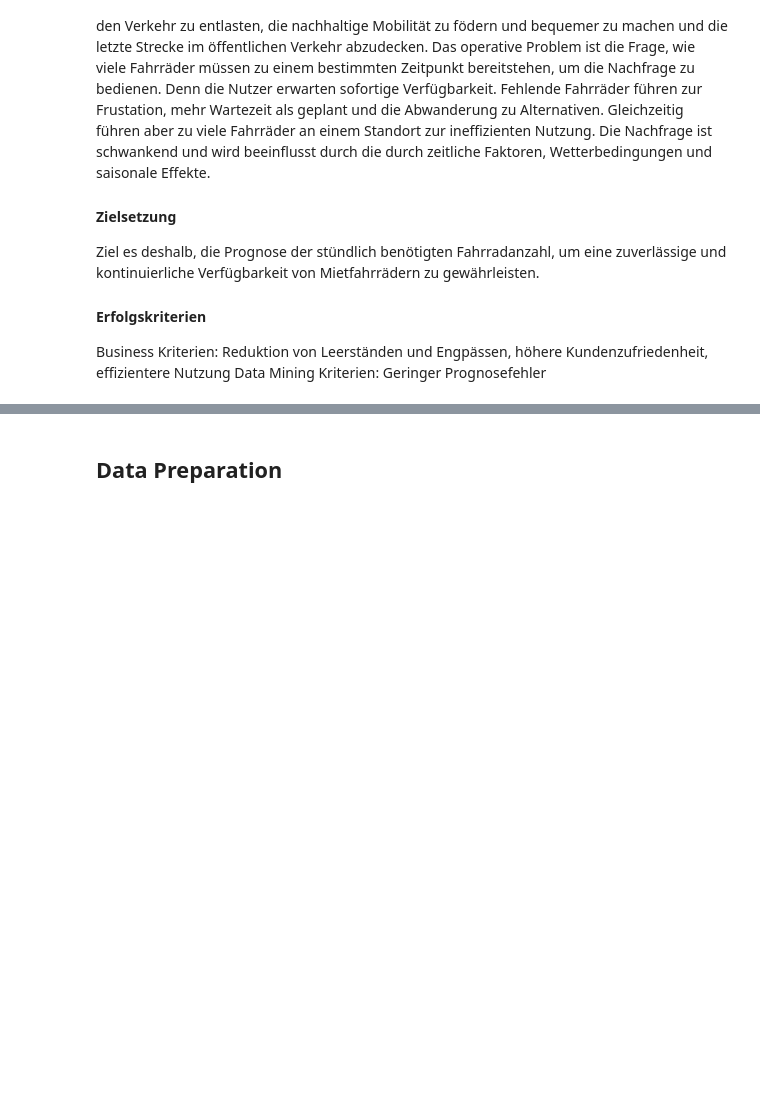
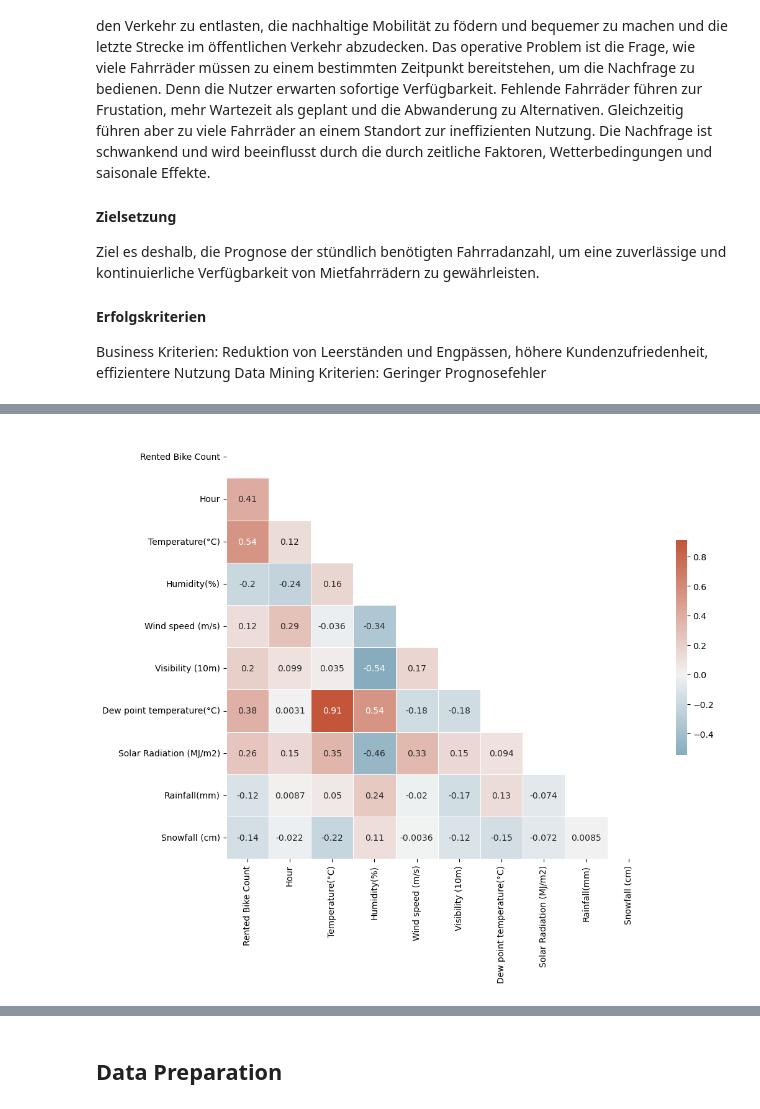
Before and after one commit to robbiesumner/DHBW-Machine-Learning-R2-D2, a Jupyter notebook: notebook.ipynb, the cells around one changed output, grey strips where cells are left out. Saved outputs shown, nothing was run; the diff lists cells and outputs as text; code cells hidden in the pictures; blank space fills up the shorter version.

```diff
--- a/notebook.ipynb
+++ b/notebook.ipynb
@@ -71,0 +110,19 @@ data.describe()
+# %%
+# correlation matrix
+corr = data.select_dtypes(exclude=str).corr()
+mask = np.triu(np.ones_like(corr, dtype=bool))  # remove second triangle half
+f = plt.figure(figsize=(11, 9))
+cmap = sns.diverging_palette(230, 20, as_cmap=True)
+sns.heatmap(
+    corr,
+    mask=mask,
+    cmap=cmap,
+    center=0,
+    square=True,
+    linewidths=0.5,
+    cbar_kws={"shrink": 0.5},
+    annot=True,
+)
+plt.show()
+# %% [output]
+[figure, added]
```
Also changed, not shown: parts of 13 cells of this notebook, 1 other file.
